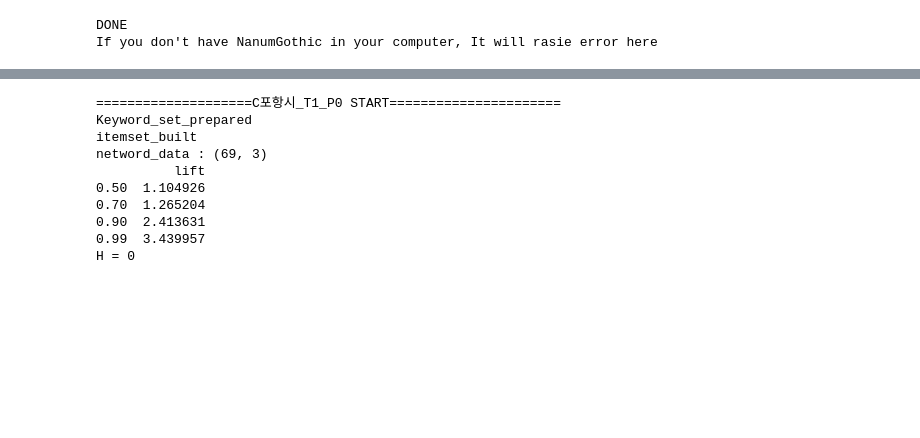
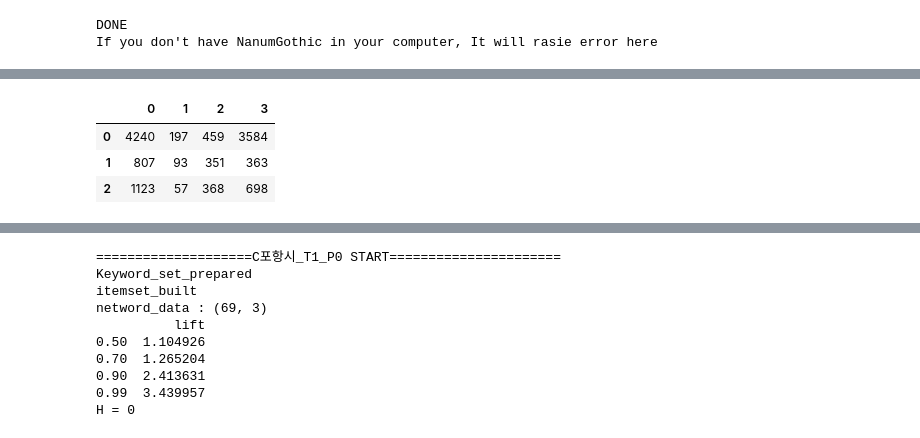
Before and after one commit to mglee815/UrbanTransformation, a Jupyter notebook: APriori/code/data_check.ipynb, the cells around one changed output, grey strips where cells are left out. Cells and saved outputs as stored; diff of their text form; code cells hidden in the pictures; blank space fills up the shorter version.

```diff
--- a/APriori/code/data_check.ipynb
+++ b/APriori/code/data_check.ipynb
@@ -36,7 +36,9 @@ Duplicate key in file PosixPath('/home/mglee/anaconda3/envs/svmglee/lib/python3.
 DONE
 If you don't have NanumGothic in your computer, It will rasie error here
 # %%
-for topic in range(1):
+data_len_lst = []
+
+for topic in range(3):
     print(f"Topic {topic +1} START")
     data_topic = data_all.iloc[cat_arti_mat[topic] == 1, :]
 
@@ -59,6 +61,8 @@ for topic in range(1):
     print(f"{topic+1} / period3 : {data3.shape}, ")
 
     data_lst = [data, data1, data2, data3]
+    data_len = [len(data), len(data1), len(data2), len(data3)]
+    data_len_lst.append(data_len)
 # %% [output]
 Topic 1 START
 포항시 START
@@ -68,0 +85,7 @@ Topic 1 START
+# %%
+pd.DataFrame(data_len_lst)
+# %% [output]
+|  | 0 | 1 | 2 | 3 |
+| 0 | 4240 | 197 | 459 | 3584 |
+| 1 | 807 | 93 | 351 | 363 |
+| 2 | 1123 | 57 | 368 | 698 |
```
Also changed, not shown: parts of 2 cells of this notebook, 2 other files.
